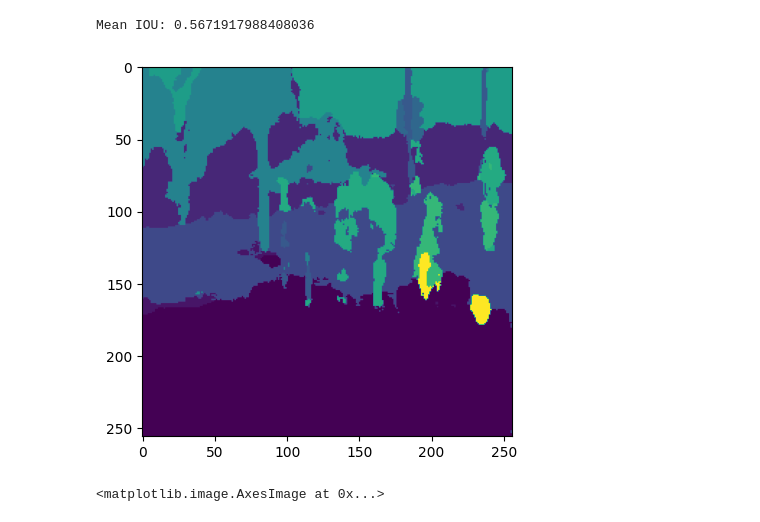
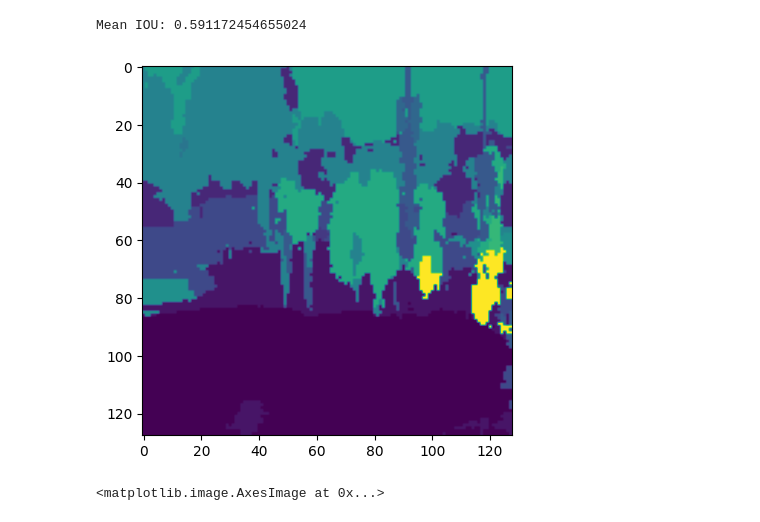
Before and after one commit to LethalZoro/Deep-Learning-Projects, a Jupyter notebook: Vision Transformer/Sementic Segmentation/Segforemer Cityscrapes.ipynb, the cells around one changed output. Drawn from its saved outputs; the diff is of its cells as text; code cells hidden in the pictures.

```diff
--- a/Vision Transformer/Sementic Segmentation/Untitled.ipynb
+++ b/Vision Transformer/Sementic Segmentation/Segforemer Cityscrapes.ipynb
@@ -57,15 +57,15 @@ def evaluate_dataset(dataset_dir, model, feature_extractor, device='cuda'):
 # %%
 
 # Replace this path with the path to your dataset
 dataset_path = r"C:\Users\mmkha\AI course\Deep Learning Projects\Vision Transformer\Sementic Segmentation\cityscapes_data\val"
-model = SegformerForSemanticSegmentation.from_pretrained("nvidia/segformer-b5-finetuned-cityscapes-1024-1024")
-feature_extractor = SegformerFeatureExtractor.from_pretrained("nvidia/segformer-b5-finetuned-cityscapes-1024-1024")
+model = SegformerForSemanticSegmentation.from_pretrained("nvidia/segformer-b0-finetuned-cityscapes-640-1280")
+feature_extractor = SegformerFeatureExtractor.from_pretrained("nvidia/segformer-b0-finetuned-cityscapes-640-1280")
 
 mean_iou = evaluate_dataset(dataset_path, model, feature_extractor)
 print(f"Mean IOU: {mean_iou}")
 # %% [output]
-Mean IOU: 0.5671917988408036
+Mean IOU: 0.591172454655024
-[figure, old version]
+[figure, new version]
 # %%
 # Mean IOU: 0.5911902045587868 for Train
 # Mean IOU: 0.586088109896489 for Train
```
Also changed, not shown: 1 other file.
